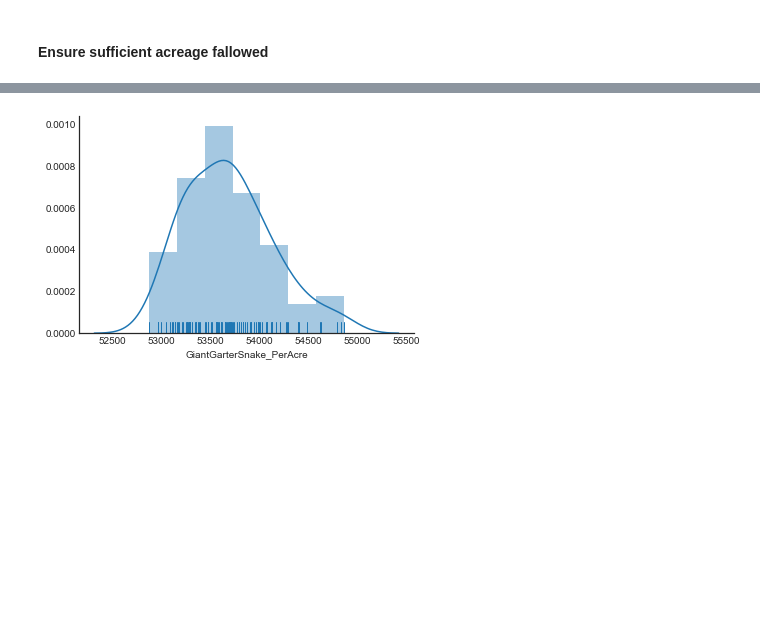
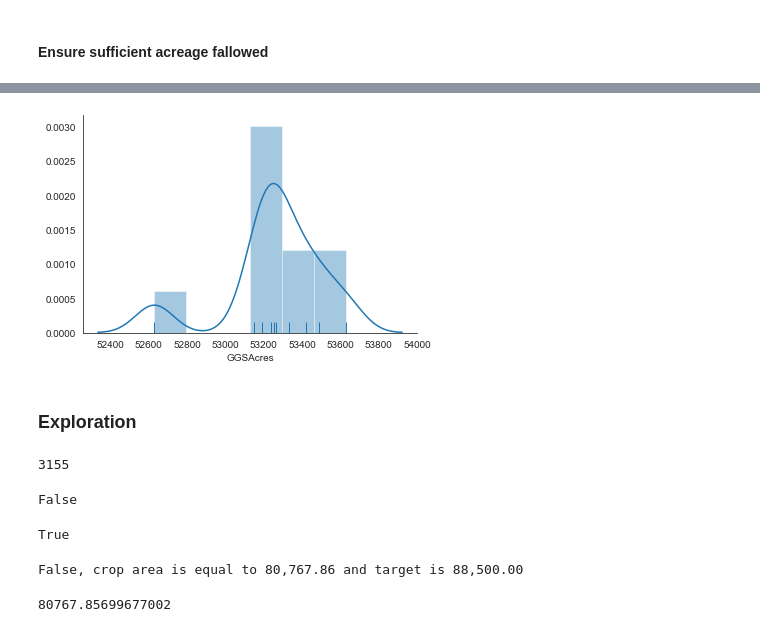
Before and after one commit to eanderson-ei/cv-mbom, a Jupyter notebook: notebooks/greedy-optimization.ipynb, the cells around one changed output, grey strips where cells are left out. Drawn from its saved outputs; the diff is of its cells as text; code cells hidden in the pictures; blank space fills up the shorter version.

```diff
--- a/notebooks/greedy-optimization.ipynb
+++ b/notebooks/greedy-optimization.ipynb
@@ -67,2 +32,0 @@ targets
-# %%
-df = df.join(crop_x.set_index('Crop'), on='Crop')
@@ -72,2 +32,0 @@ Will be used to sort crop types within each PPIC crop type to select lowest reve
-# %%
-df['PricePerAcre'] = round(df['FieldCropPrice'] / df['Area'],2)
@@ -76,5 +33 @@ df['PricePerAcre'] = round(df['FieldCropPrice'] / df['Area'],2)
-# %%
-for eco_service in eco_service_cols[2:]: # exclude Recharge and Saved Water
-    new_col = str(eco_service + '_PerAcre')
-    df[new_col] = df[eco_service] / 100 * df['Area']
 # %% [markdown]
@@ -118,12 +52,13 @@ outcome_cols
 
 region = 'KR'
 crop_types = targets.columns
+outcome_cols = ['Area','KitfoxAcres', 'GGSAcres']
 trials = pd.DataFrame(columns=outcome_cols)
 
-for i in range(100):
+for i in range(10):
     df_fallow = pd.DataFrame(columns=df.columns)
     for crop in crop_types:
-        df_crop = df[df['Crop_PPIC'] == crop]
+        df_crop = df[df['CropX'] == crop]
         target = targets.loc[region, crop]
         df_crop_shuffle = df_crop.sample(n=df_crop.shape[0])
         df_crop_shuffle.sort_values('PricePerAcre', inplace=True)
@@ -137,7 +72,7 @@ for i in range(100):
         df_crop_fallow = df_crop_shuffle[df_fallow_bool]
         df_fallow = df_fallow.append(df_crop_fallow, ignore_index=True)
     outcomes = pd.DataFrame(df_fallow[outcome_cols].sum()).T
-    areas = df_fallow[['Area','Crop_PPIC']].groupby('Crop_PPIC').sum().T
+    areas = df_fallow[['Area','CropX']].groupby('CropX').sum().T
     areas.reset_index(drop=True, inplace=True)
     output = pd.concat([outcomes, areas], axis=1, sort=False)
     trials = trials.append(output, ignore_index=True, sort=False)
@@ -184,5 +106,7 @@ The 'normed' kwarg was deprecated in Matplotlib 2.1 and will be removed in 3.1.
 # %%
-sns.distplot(trials['GiantGarterSnake_PerAcre'], rug=True)
+sns.distplot(trials['GGSAcres'], rug=True)
 sns.despine()
 # %% [output]
-[figure, old version]
+[figure, new version]
+# %% [markdown]
+### Exploration
@@ -188,0 +115,9 @@ sns.despine()
+# %%
+index = df2[df2!=True].index[0]
+index
+# %% [output]
+3155
+# %%
+df2.loc[index]
+# %% [output]
+False
@@ -188,0 +128,28 @@ sns.despine()
+# %%
+df2.loc[index]
+# %% [output]
+True
+# %%
+#Subset df by crop type
+crop_type = 'alfalfa-pasture'
+
+df_alfalfa = df[df['CropX'] == crop_type]
+
+#Specify the target
+target = targets_kr[crop_type]
+
+# Check that sufficient area is available to meet target
+print("{}, crop area is equal to {:,.2f} and target is {:,.2f}".format(df_alfalfa.Area.sum() > target, df_alfalfa.Area.sum(), target))
+# %% [output]
+False, crop area is equal to 80,767.86 and target is 88,500.00
+# %%
+#Randomly sort the data
+df_alfalfa_random = df_alfalfa.sample(n=df_alfalfa.shape[0])
+
+#Select fields until target is reached.
+df_alfalfa_fallow = df_alfalfa_random[df_alfalfa_random['Area'].cumsum() < target]
+
+#Check that target is met
+df_alfalfa_fallow.Area.sum()
+# %% [output]
+80767.85699677002
```
Also changed, not shown: parts of 26 cells of this notebook, 4 other files.
